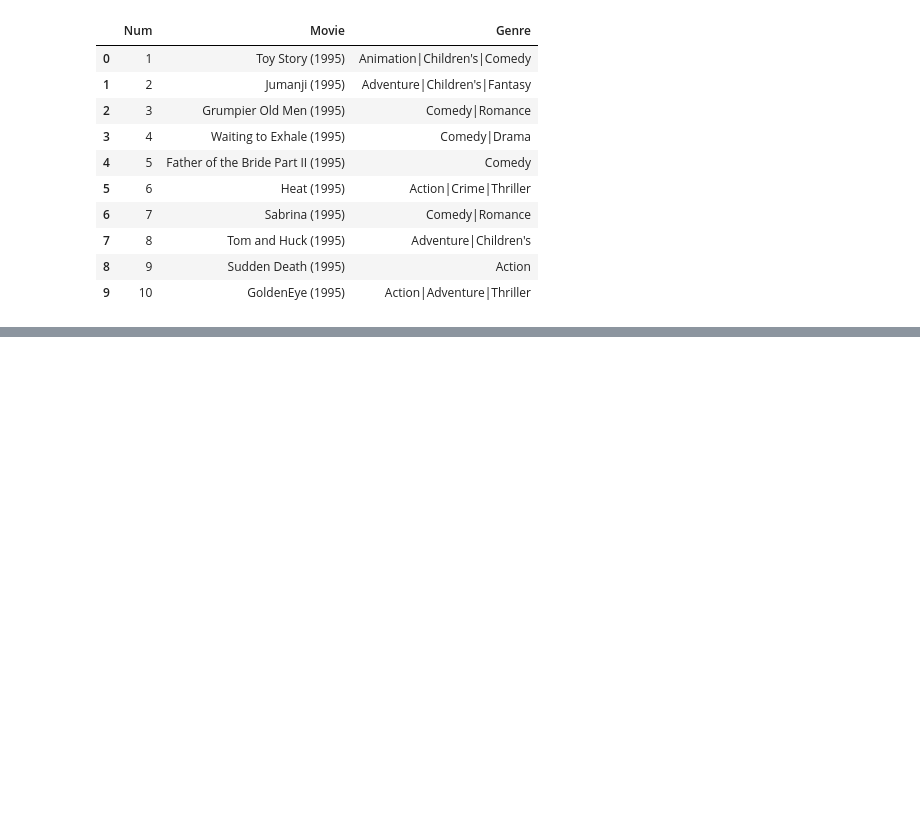
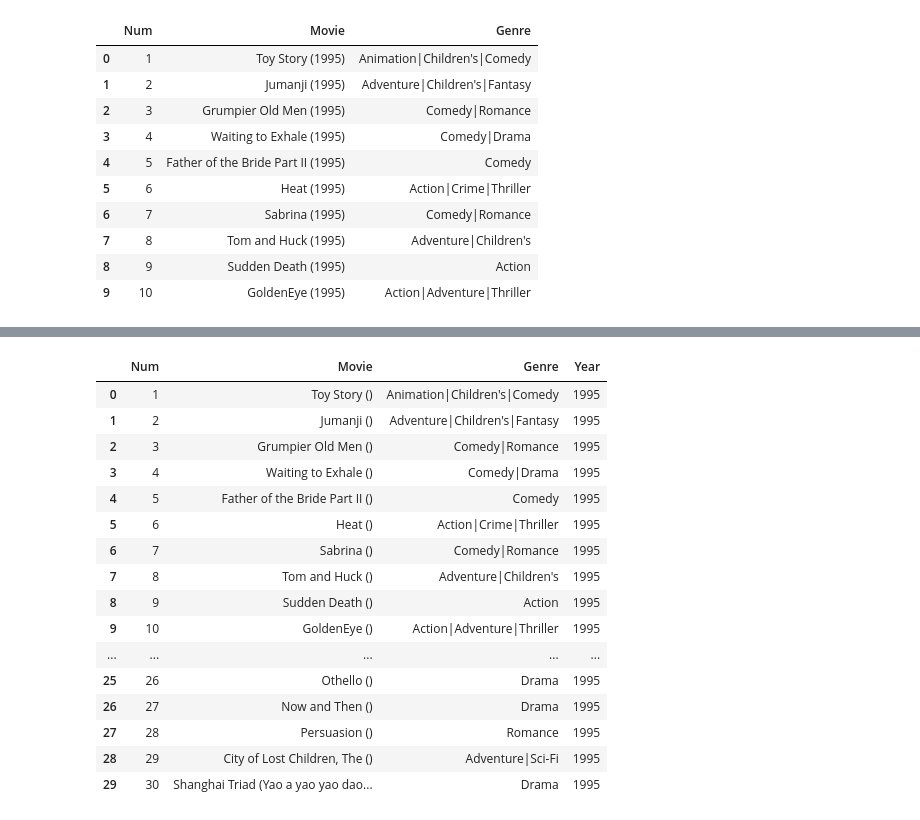
Before and after one commit to davifebdn/Tasca-M4-T02, a Jupyter notebook: Tasca_M4_T02.ipynb, the cells around one changed output, grey strips where cells are left out. Drawn from its saved outputs; the diff is of its cells as text; code cells hidden in the pictures; blank space fills up the shorter version.

```diff
--- a/Tasca_M4_T02.ipynb
+++ b/Tasca_M4_T02.ipynb
@@ -1129,0 +1131,24 @@ movies.head()
+# %%
+#Separar l'any de la columna Movie
+movies["Year"] = movies["Movie"].str.split("([0-9][0-9][0-9][0-9])").str.get(1)
+movies["Movie"] = movies["Movie"].str.replace(r'[0-9][0-9][0-9][0-9]', '')
+#movies["Movie"] = movies["Movie"].str.split("()").str.get(-1)
+movies.head(30)
+# %% [output]
+|  | Num | Movie | Genre | Year |
+| 0 | 1 | Toy Story () | Animation|Children's|Comedy | 1995 |
+| 1 | 2 | Jumanji () | Adventure|Children's|Fantasy | 1995 |
+| 2 | 3 | Grumpier Old Men () | Comedy|Romance | 1995 |
+| 3 | 4 | Waiting to Exhale () | Comedy|Drama | 1995 |
+| 4 | 5 | Father of the Bride Part II () | Comedy | 1995 |
+| 5 | 6 | Heat () | Action|Crime|Thriller | 1995 |
+| 6 | 7 | Sabrina () | Comedy|Romance | 1995 |
+| 7 | 8 | Tom and Huck () | Adventure|Children's | 1995 |
+| 8 | 9 | Sudden Death () | Action | 1995 |
+| 9 | 10 | GoldenEye () | Action|Adventure|Thriller | 1995 |
+| ... | ... | ... | ... | ... |
+| 25 | 26 | Othello () | Drama | 1995 |
+| 26 | 27 | Now and Then () | Drama | 1995 |
+| 27 | 28 | Persuasion () | Romance | 1995 |
+| 28 | 29 | City of Lost Children, The () | Adventure|Sci-Fi | 1995 |
+| 29 | 30 | Shanghai Triad (Yao a yao yao dao... | Drama | 1995 |
```
Also changed, not shown: parts of 3 cells of this notebook.
